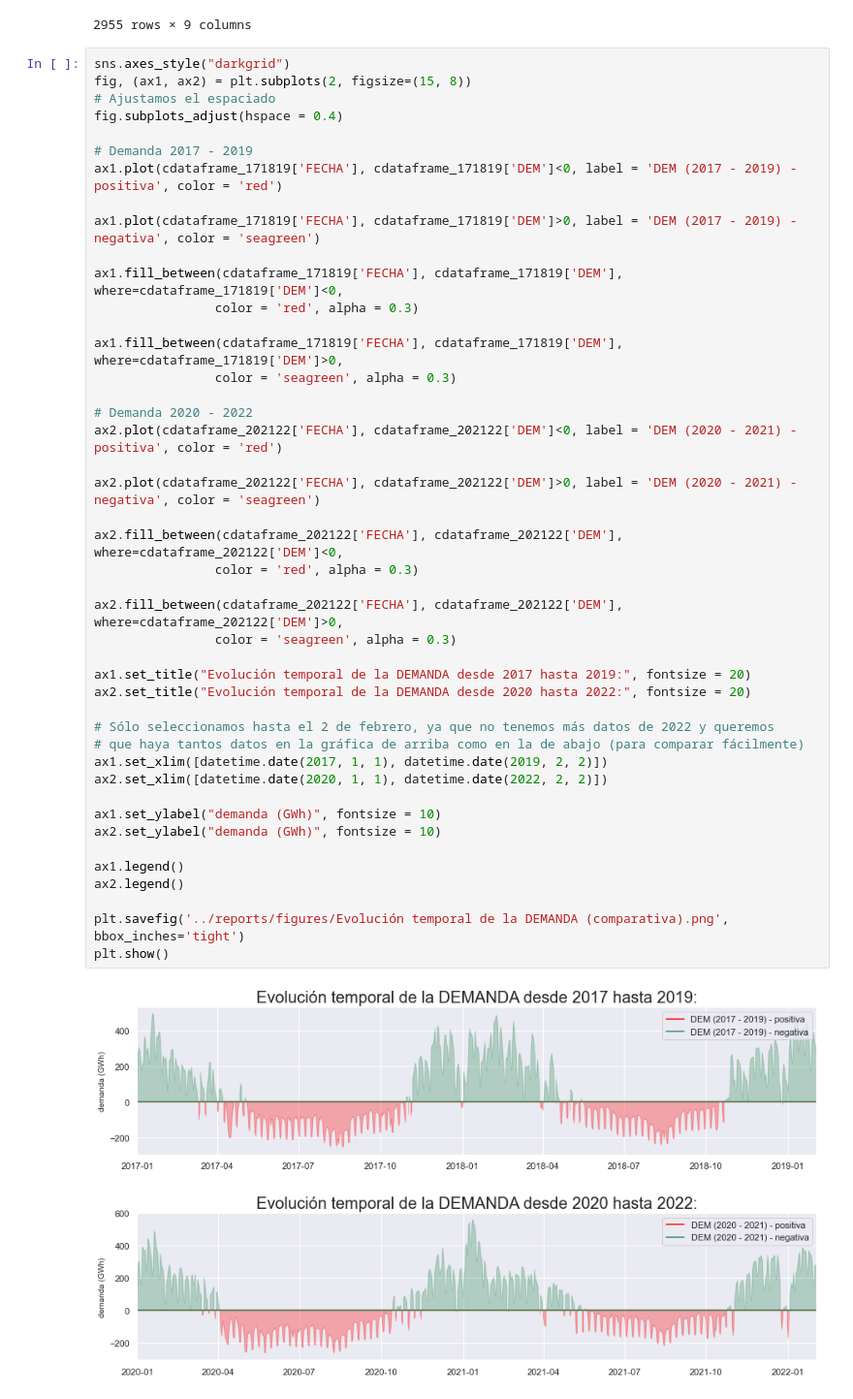
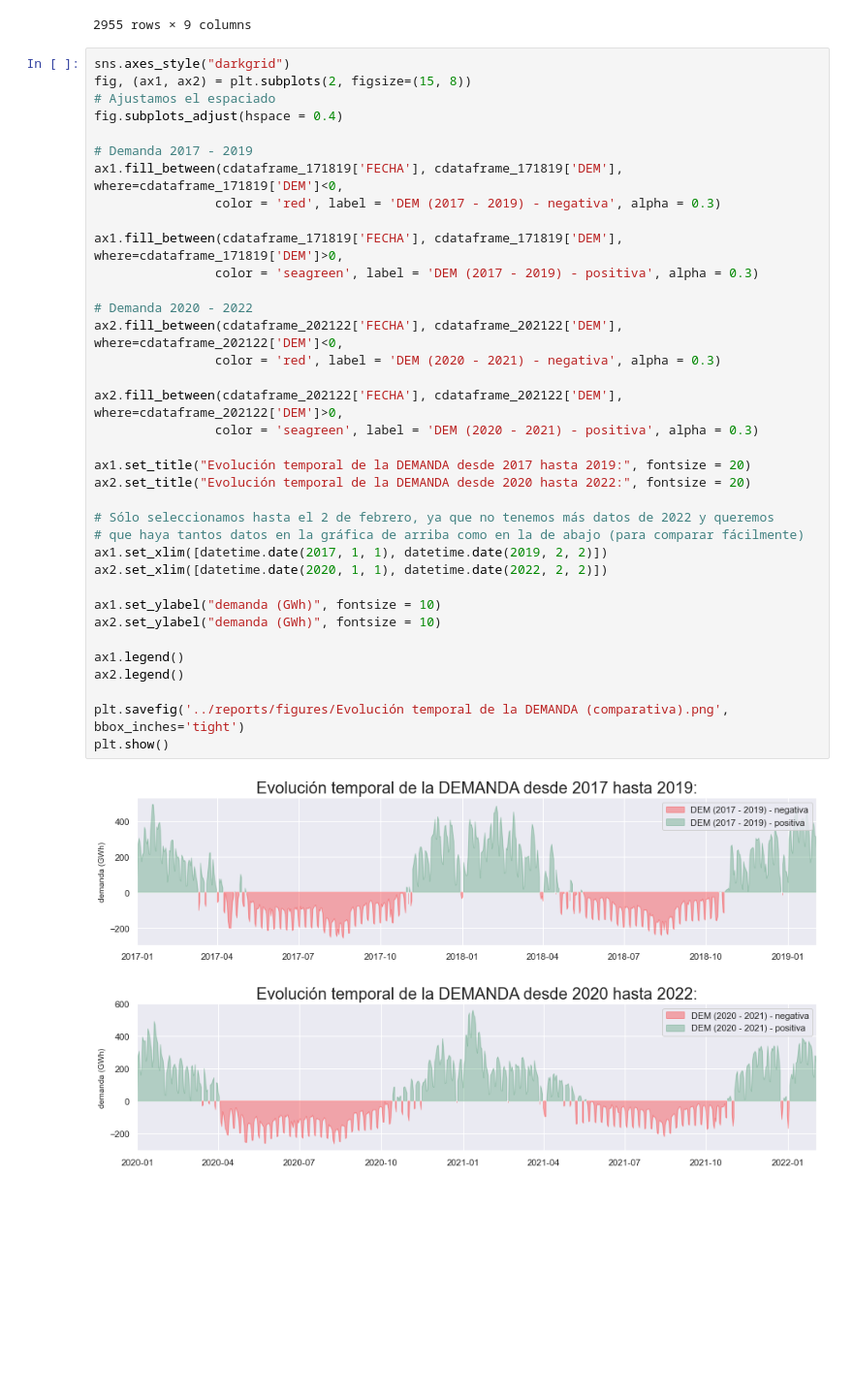
Before and after one commit to SeroviICAI/TRABAJO-1-ESTADISTICA-DESCRIPTIVA, a Jupyter notebook: notebooks/demanda_202122.ipynb, the cells around one changed output. Shown at 97% size. Saved outputs shown, nothing was run; the diff lists cells and outputs as text; blank space fills up the shorter version.

```diff
--- a/notebooks/demanda_202122.ipynb
+++ b/notebooks/demanda_202122.ipynb
@@ -176,43 +176,35 @@ fig, (ax1, ax2) = plt.subplots(2, figsize=(15, 8))
 # Ajustamos el espaciado
 fig.subplots_adjust(hspace = 0.4)
 
 # Demanda 2017 - 2019
-ax1.plot(cdataframe_171819['FECHA'], cdataframe_171819['DEM']<0, label = 'DEM (2017 - 2019) - positiva', color = 'red')
-
-ax1.plot(cdataframe_171819['FECHA'], cdataframe_171819['DEM']>0, label = 'DEM (2017 - 2019) - negativa', color = 'seagreen')
-
 ax1.fill_between(cdataframe_171819['FECHA'], cdataframe_171819['DEM'], where=cdataframe_171819['DEM']<0,
-                color = 'red', alpha = 0.3)
+                color = 'red', label = 'DEM (2017 - 2019) - negativa', alpha = 0.3)
 
 ax1.fill_between(cdataframe_171819['FECHA'], cdataframe_171819['DEM'], where=cdataframe_171819['DEM']>0,
-                color = 'seagreen', alpha = 0.3)
+                color = 'seagreen', label = 'DEM (2017 - 2019) - positiva', alpha = 0.3)
 
 # Demanda 2020 - 2022
-ax2.plot(cdataframe_202122['FECHA'], cdataframe_202122['DEM']<0, label = 'DEM (2020 - 2021) - positiva', color = 'red')
-
-ax2.plot(cdataframe_202122['FECHA'], cdataframe_202122['DEM']>0, label = 'DEM (2020 - 2021) - negativa', color = 'seagreen')
-
 ax2.fill_between(cdataframe_202122['FECHA'], cdataframe_202122['DEM'], where=cdataframe_202122['DEM']<0,
-                color = 'red', alpha = 0.3)
+                color = 'red', label = 'DEM (2020 - 2021) - negativa', alpha = 0.3)
 
 ax2.fill_between(cdataframe_202122['FECHA'], cdataframe_202122['DEM'], where=cdataframe_202122['DEM']>0,
-                color = 'seagreen', alpha = 0.3)
+                color = 'seagreen', label = 'DEM (2020 - 2021) - positiva', alpha = 0.3)
 
 ax1.set_title("Evolución temporal de la DEMANDA desde 2017 hasta 2019:", fontsize = 20)
 ax2.set_title("Evolución temporal de la DEMANDA desde 2020 hasta 2022:", fontsize = 20)
 
 # Sólo seleccionamos hasta el 2 de febrero, ya que no tenemos más datos de 2022 y queremos
 # que haya tantos datos en la gráfica de arriba como en la de abajo (para comparar fácilmente)
 ax1.set_xlim([datetime.date(2017, 1, 1), datetime.date(2019, 2, 2)])
 ax2.set_xlim([datetime.date(2020, 1, 1), datetime.date(2022, 2, 2)])
 
 ax1.set_ylabel("demanda (GWh)", fontsize = 10)
 ax2.set_ylabel("demanda (GWh)", fontsize = 10)
 
 ax1.legend()
 ax2.legend()
 
 plt.savefig('../reports/figures/Evolución temporal de la DEMANDA (comparativa).png', bbox_inches='tight')
 plt.show()
 # %% [output]
-[figure, old version]
+[figure, new version]
```
Also changed, not shown: parts of 4 cells of this notebook, 4 other files.
